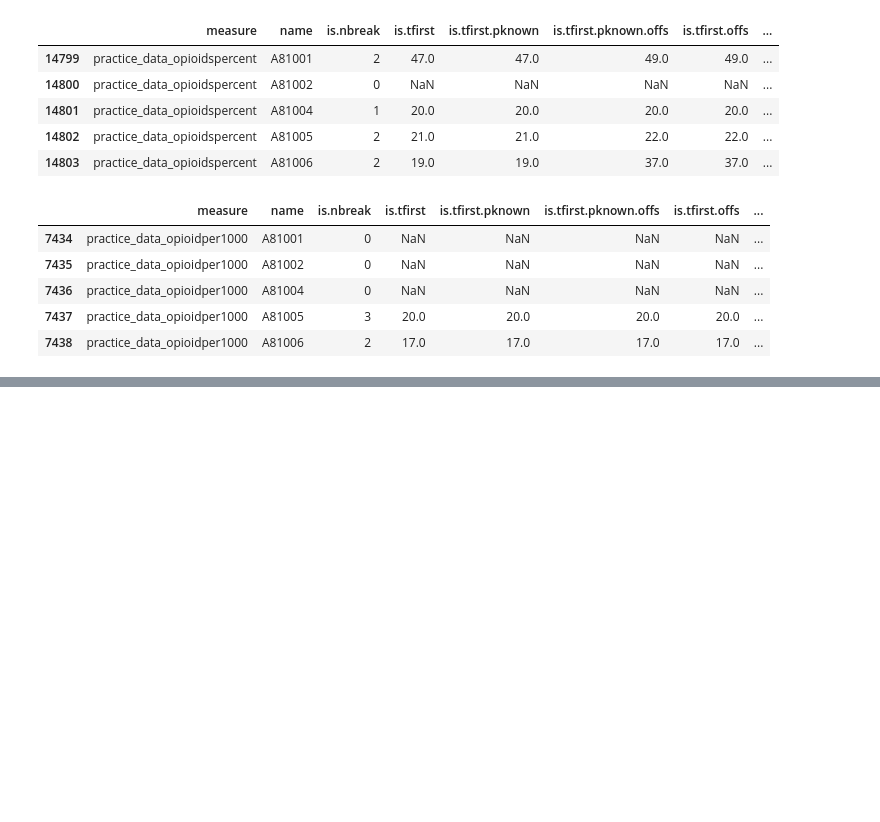
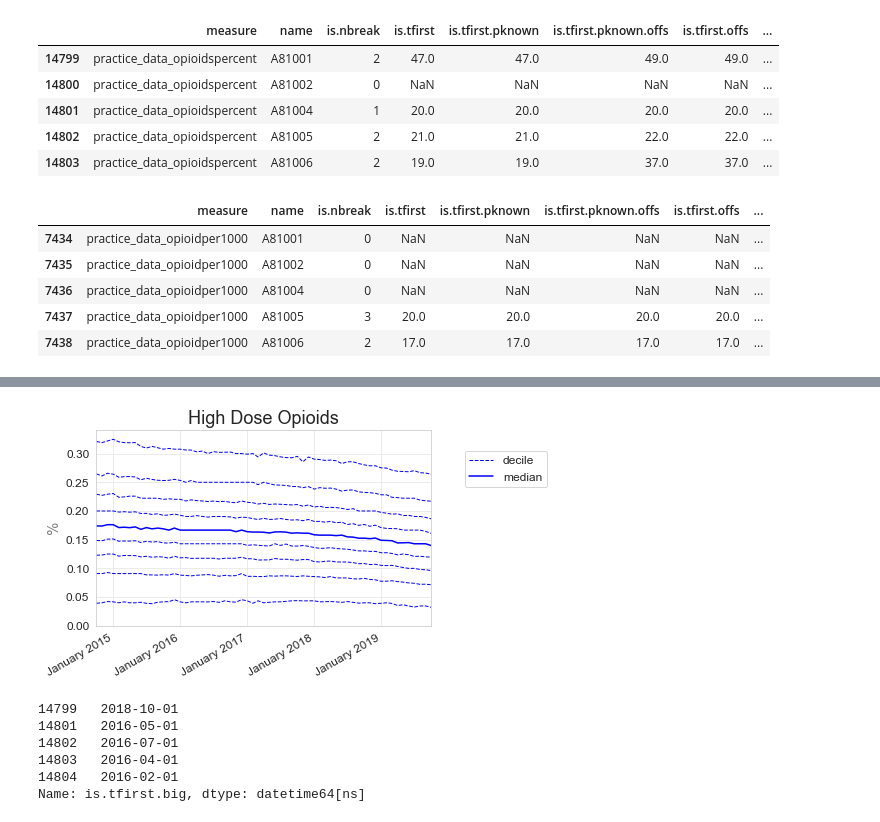
Before and after one commit to ebmdatalab/opioids-change-detection, a Jupyter notebook: practice-opioids-change-detection-analysis.ipynb, the cells around one changed output, grey strips where cells are left out. Drawn from its saved outputs; the diff is of its cells as text; code cells hidden in the pictures; blank space fills up the shorter version.

```diff
--- a/practice-opioids-change-detection-analysis.ipynb
+++ b/practice-opioids-change-detection-analysis.ipynb
@@ -56,0 +236,5 @@ practice_data_opioidper1000.head()
+# %%
+decile_highdose = pd.read_csv(r'C:\Users\bmackenna\Documents\GitHub\opioids-change-detection\data\practice_data_opioid\practice_data_opioidspercent\bq_cache.csv') ##why can't it find file if shortened url?
+decile_highdose['calc_value'] = decile_highdose['numerator'] / decile_highdose['denominator']
+decile_highdose['month'] = pd.to_datetime(decile_highdose['month'])
+decile_highdose.head()
@@ -56,0 +248,15 @@ practice_data_opioidper1000.head()
+# %%
+charts.deciles_chart(
+        decile_highdose,
+        period_column='month',
+        column='calc_value',
+        title="High Dose Opioids",
+        ylabel=" % ",
+        show_outer_percentiles=False,
+        show_legend=True
+)
+
+
+plt.show()
+# %% [output]
+[figure, added]
@@ -56,0 +269,13 @@ practice_data_opioidper1000.head()
+# %%
+offset_date = practice_data_opioidspercent['is.tfirst.big'] -1
+offset_date = offset_date.dropna().apply(lambda x: relativedelta(months=x))
+practice_breaks_highdose = decile_highdose['month'].min() + offset_date
+#practice_breaks_cer.loc[practice_breaks_cer=='2013-03-01'] = practice_breaks_cer.loc[practice_breaks_cer=='2013-03-01'] + pd.DateOffset(days=1)
+practice_breaks_highdose.head()
+# %% [output]
+14799   2018-10-01
+14801   2016-05-01
+14802   2016-07-01
+14803   2016-04-01
+14804   2016-02-01
+Name: is.tfirst.big, dtype: datetime64[ns]
```
Also changed, not shown: parts of 22 cells of this notebook, 2 other files.
